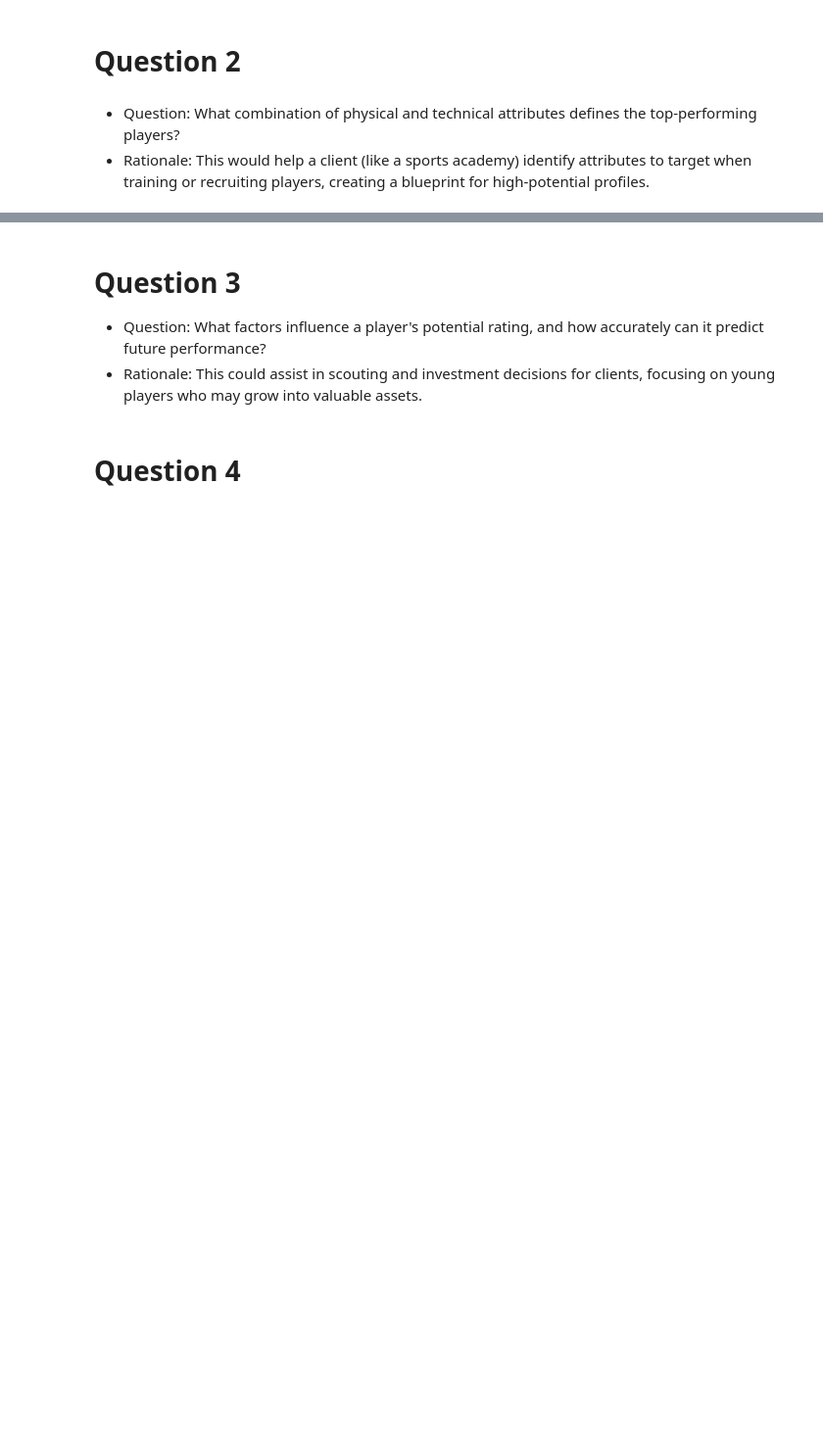
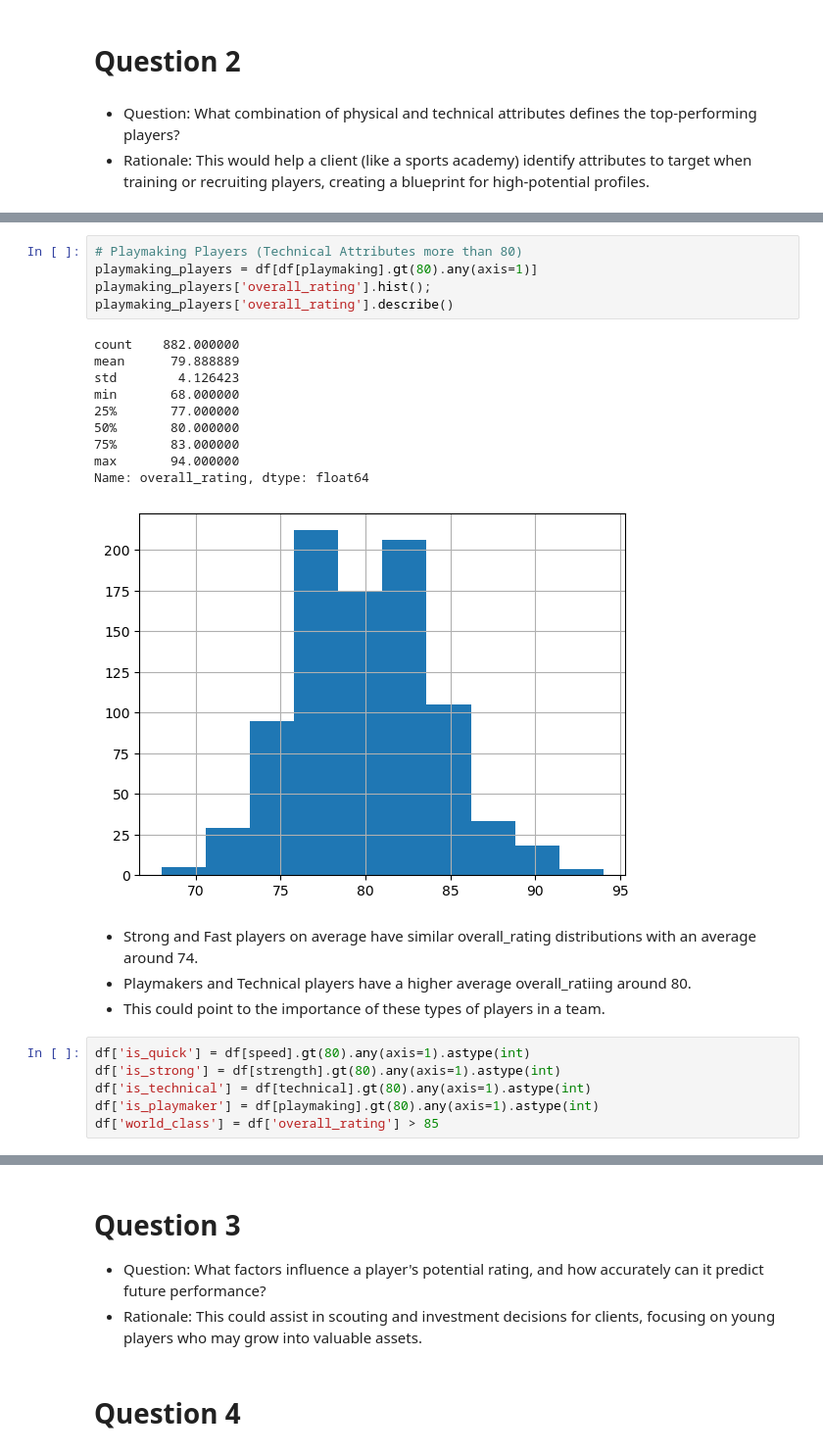
Before and after one commit to falba3/AdvancedDataAnalytics, a Jupyter notebook: notebooks/franco_questions3_5_6.ipynb, the cells around one changed output, grey strips where cells are left out. Shown: that part at 98% size. Saved outputs shown, nothing was run; the diff lists cells and outputs as text; blank space fills up the shorter version.

```diff
--- a/notebooks/franco_questions3_5_6.ipynb
+++ b/notebooks/franco_questions3_5_6.ipynb
@@ -317,0 +397,26 @@ Name: height, dtype: float64
+# %%
+# Playmaking Players (Technical Attributes more than 80)
+playmaking_players = df[df[playmaking].gt(80).any(axis=1)]
+playmaking_players['overall_rating'].hist();
+playmaking_players['overall_rating'].describe()
+# %% [output]
+count    882.000000
+mean      79.888889
+std        4.126423
+min       68.000000
+25%       77.000000
+50%       80.000000
+75%       83.000000
+max       94.000000
+Name: overall_rating, dtype: float64
+[figure, added]
+# %% [markdown]
+* Strong and Fast players on average have similar overall_rating distributions with an average around 74.
+* Playmakers and Technical players have a higher average overall_ratiing around 80.
+* This could point to the importance of these types of players in a team.
+# %%
+df['is_quick'] = df[speed].gt(80).any(axis=1).astype(int)
+df['is_strong'] = df[strength].gt(80).any(axis=1).astype(int)
+df['is_technical'] = df[technical].gt(80).any(axis=1).astype(int)
+df['is_playmaker'] = df[playmaking].gt(80).any(axis=1).astype(int)
+df['world_class'] = df['overall_rating'] > 85
```
Also changed, not shown: parts of 23 cells of this notebook, 1 other file.
